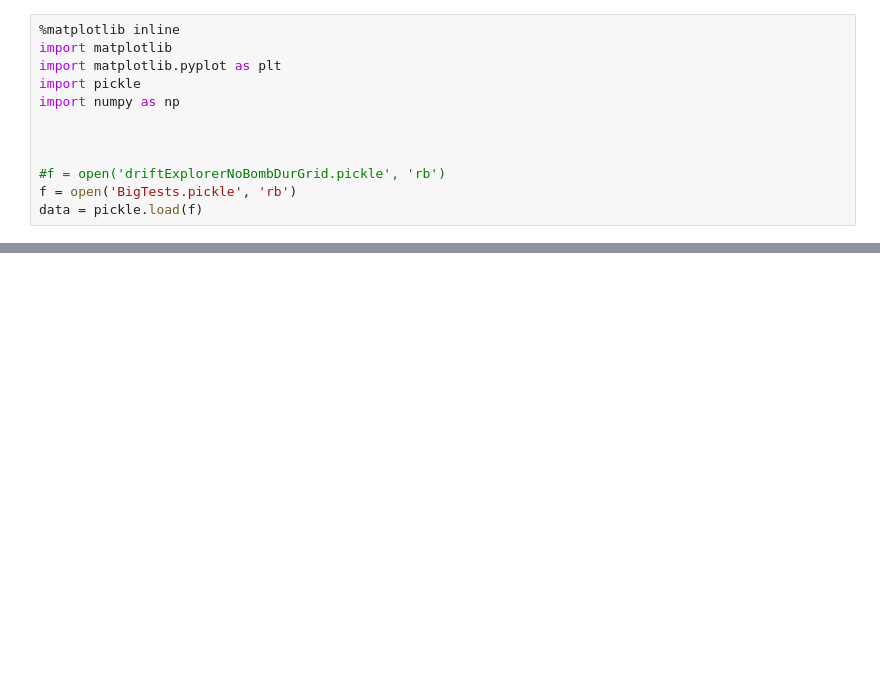
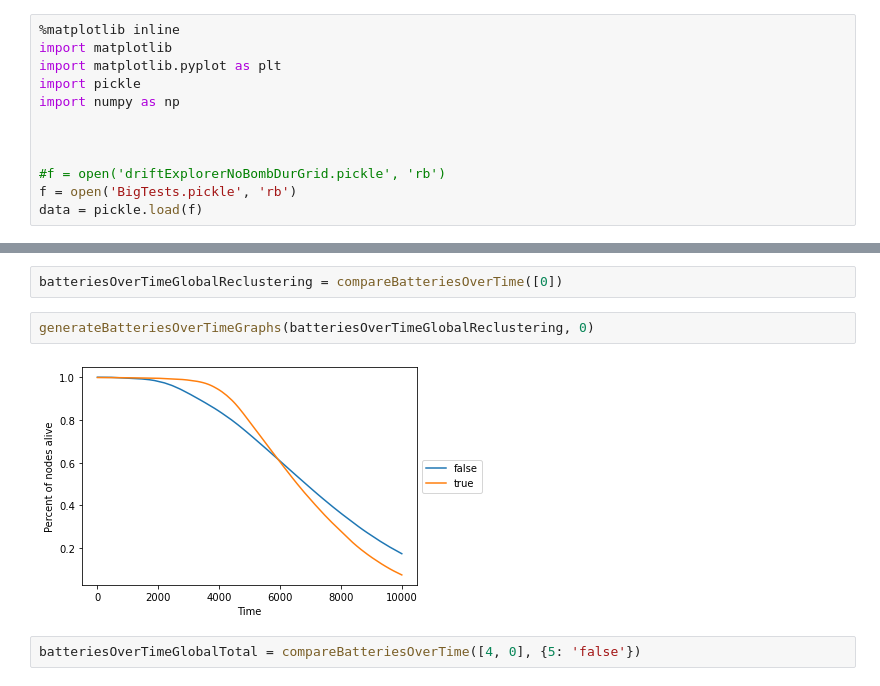
Before and after one commit to ptrick9/CPS_Simulator, a Jupyter notebook: statistics/Big Tests Analysis.ipynb, the cells around one changed output, grey strips where cells are left out. Drawn from its saved outputs; the diff is of its cells as text; blank space fills up the shorter version.

```diff
--- a/statistics/Big Tests Analysis.ipynb
+++ b/statistics/Big Tests Analysis.ipynb
@@ -139,0 +127,8 @@ def compareBatteriesOverTime():
+# %%
+batteriesOverTimeGlobalReclustering = compareBatteriesOverTime([0])
+# %%
+generateBatteriesOverTimeGraphs(batteriesOverTimeGlobalReclustering, 0)
+# %% [output]
+[figure, added]
+# %%
+batteriesOverTimeGlobalTotal = compareBatteriesOverTime([4, 0], {5: 'false'})
```
Also changed, not shown: parts of 18 cells of this notebook, 5 other files.
